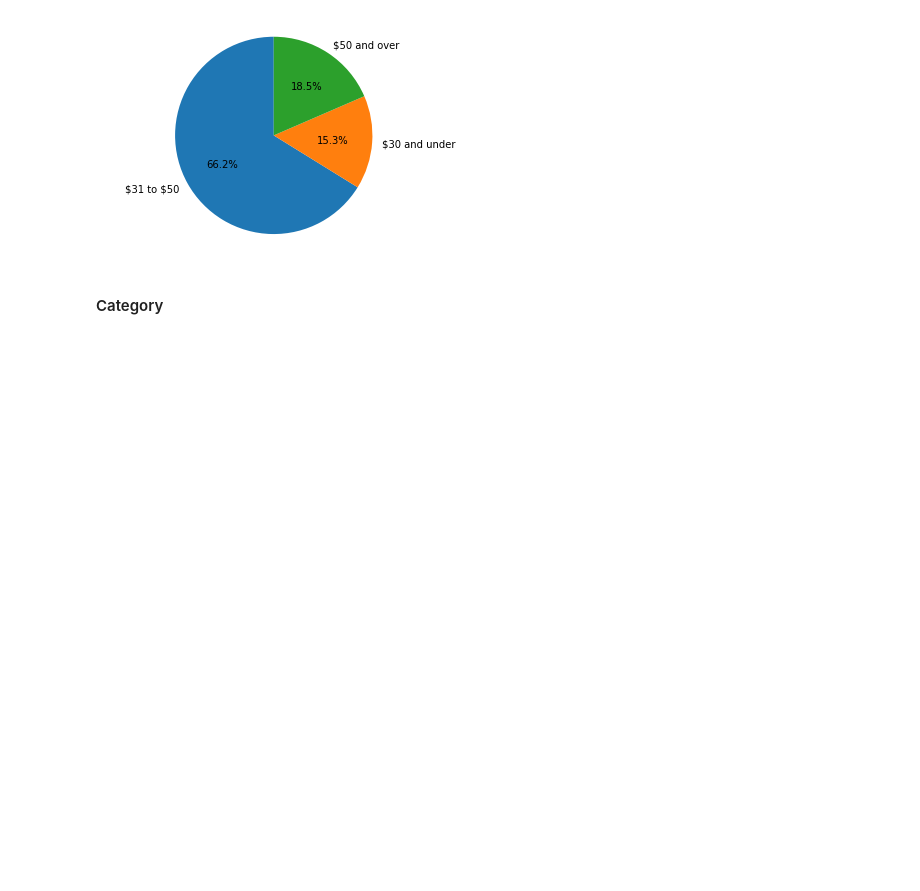
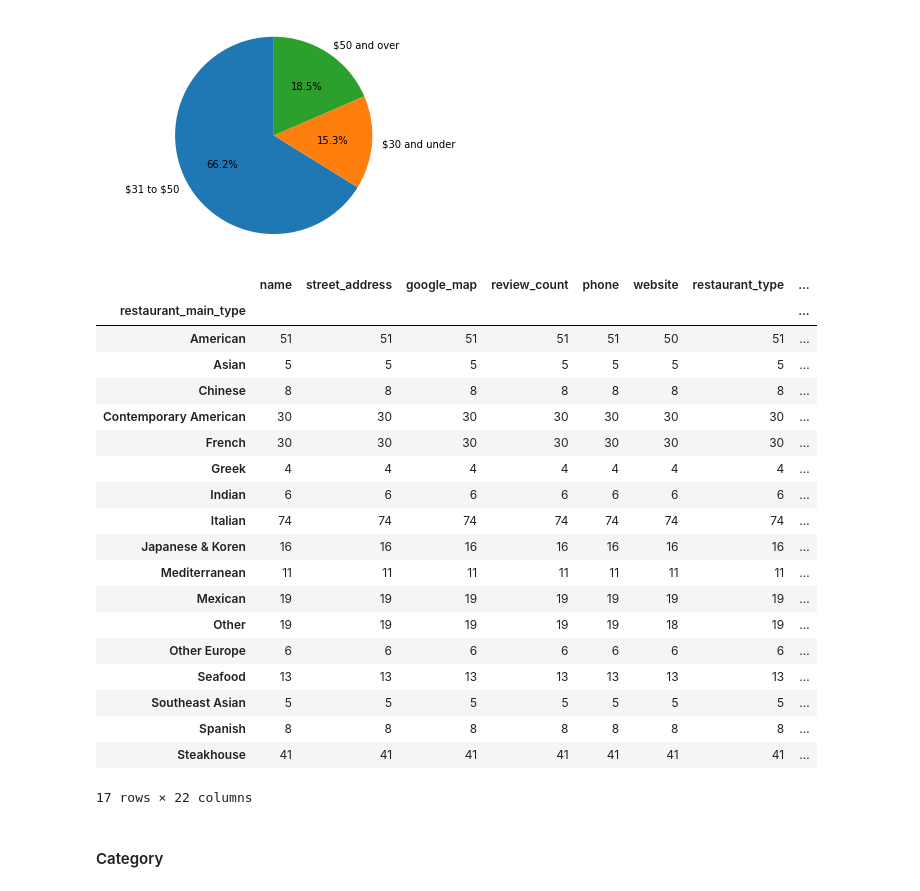
Before and after one commit to ctc316/NYC_RstWeek, a Jupyter notebook: analysis.ipynb, the cells around one changed output. Cells and saved outputs as stored; diff of their text form; code cells hidden in the pictures; blank space fills up the shorter version.

```diff
--- a/analysis.ipynb
+++ b/analysis.ipynb
@@ -164,6 +203,29 @@ ax.axis('equal')  # Equal aspect ratio ensures that pie is drawn as a circle.
 plt.show()
 # %% [output]
 [figure]
+# %%
+rstw_2018.groupby(['restaurant_main_type']).count()
+# %% [output]
+|  | name | street_address | google_map | review_count | phone | website | restaurant_type | ... |
+| restaurant_main_type |  |  |  |  |  |  |  | ... |
+| American | 51 | 51 | 51 | 51 | 51 | 50 | 51 | ... |
+| Asian | 5 | 5 | 5 | 5 | 5 | 5 | 5 | ... |
+| Chinese | 8 | 8 | 8 | 8 | 8 | 8 | 8 | ... |
+| Contemporary American | 30 | 30 | 30 | 30 | 30 | 30 | 30 | ... |
+| French | 30 | 30 | 30 | 30 | 30 | 30 | 30 | ... |
+| Greek | 4 | 4 | 4 | 4 | 4 | 4 | 4 | ... |
+| Indian | 6 | 6 | 6 | 6 | 6 | 6 | 6 | ... |
+| Italian | 74 | 74 | 74 | 74 | 74 | 74 | 74 | ... |
+| Japanese & Koren | 16 | 16 | 16 | 16 | 16 | 16 | 16 | ... |
+| Mediterranean | 11 | 11 | 11 | 11 | 11 | 11 | 11 | ... |
+| Mexican | 19 | 19 | 19 | 19 | 19 | 19 | 19 | ... |
+| Other | 19 | 19 | 19 | 19 | 19 | 18 | 19 | ... |
+| Other Europe | 6 | 6 | 6 | 6 | 6 | 6 | 6 | ... |
+| Seafood | 13 | 13 | 13 | 13 | 13 | 13 | 13 | ... |
+| Southeast Asian | 5 | 5 | 5 | 5 | 5 | 5 | 5 | ... |
+| Spanish | 8 | 8 | 8 | 8 | 8 | 8 | 8 | ... |
+| Steakhouse | 41 | 41 | 41 | 41 | 41 | 41 | 41 | ... |
+17 rows × 22 columns
 # %% [markdown]
 #### Category
 # %%
```
Also changed, not shown: parts of 13 cells of this notebook, 2 other files.
